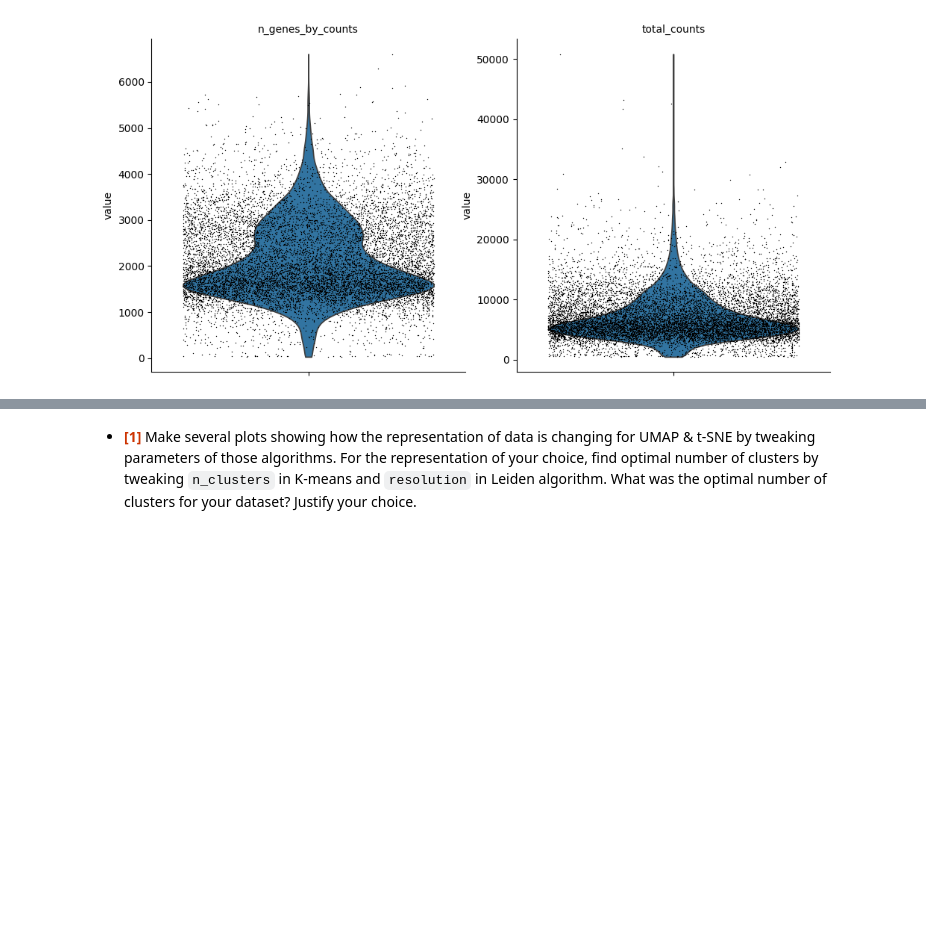
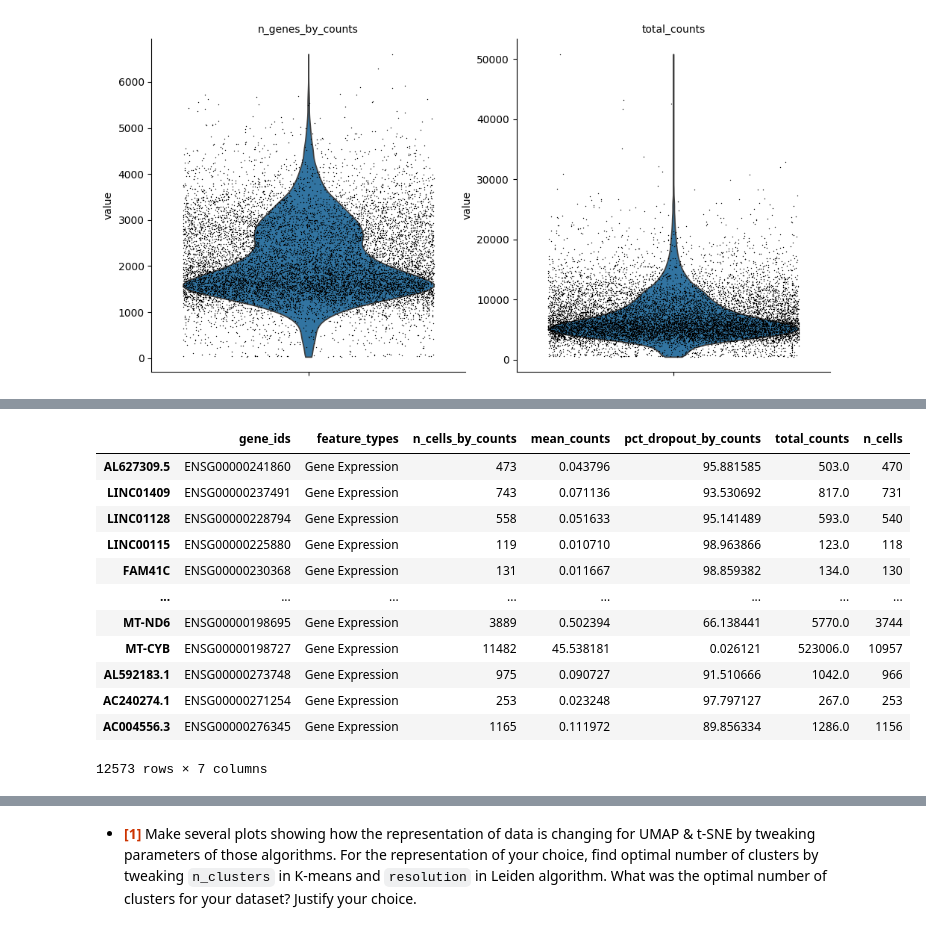
Before and after one commit to bulatych/ML_HSE, a Jupyter notebook: homeworks/HW_6_(clustering_&_reduction).ipynb, the cells around one changed output, grey strips where cells are left out. Cells and saved outputs as stored; diff of their text form; code cells hidden in the pictures; blank space fills up the shorter version.

```diff
--- a/homeworks/HW_6_(clustering_&_reduction).ipynb
+++ b/homeworks/HW_6_(clustering_&_reduction).ipynb
@@ -115,0 +127,16 @@ sc.pl.violin(
+# %%
+adata.var
+# %% [output]
+|  | gene_ids | feature_types | n_cells_by_counts | mean_counts | pct_dropout_by_counts | total_counts | n_cells |
+| AL627309.5 | ENSG00000241860 | Gene Expression | 473 | 0.043796 | 95.881585 | 503.0 | 470 |
+| LINC01409 | ENSG00000237491 | Gene Expression | 743 | 0.071136 | 93.530692 | 817.0 | 731 |
+| LINC01128 | ENSG00000228794 | Gene Expression | 558 | 0.051633 | 95.141489 | 593.0 | 540 |
+| LINC00115 | ENSG00000225880 | Gene Expression | 119 | 0.010710 | 98.963866 | 123.0 | 118 |
+| FAM41C | ENSG00000230368 | Gene Expression | 131 | 0.011667 | 98.859382 | 134.0 | 130 |
+| ... | ... | ... | ... | ... | ... | ... | ... |
+| MT-ND6 | ENSG00000198695 | Gene Expression | 3889 | 0.502394 | 66.138441 | 5770.0 | 3744 |
+| MT-CYB | ENSG00000198727 | Gene Expression | 11482 | 45.538181 | 0.026121 | 523006.0 | 10957 |
+| AL592183.1 | ENSG00000273748 | Gene Expression | 975 | 0.090727 | 91.510666 | 1042.0 | 966 |
+| AC240274.1 | ENSG00000271254 | Gene Expression | 253 | 0.023248 | 97.797127 | 267.0 | 253 |
+| AC004556.3 | ENSG00000276345 | Gene Expression | 1165 | 0.111972 | 89.856334 | 1286.0 | 1156 |
+12573 rows × 7 columns
```
Also changed, not shown: parts of 16 cells of this notebook.
